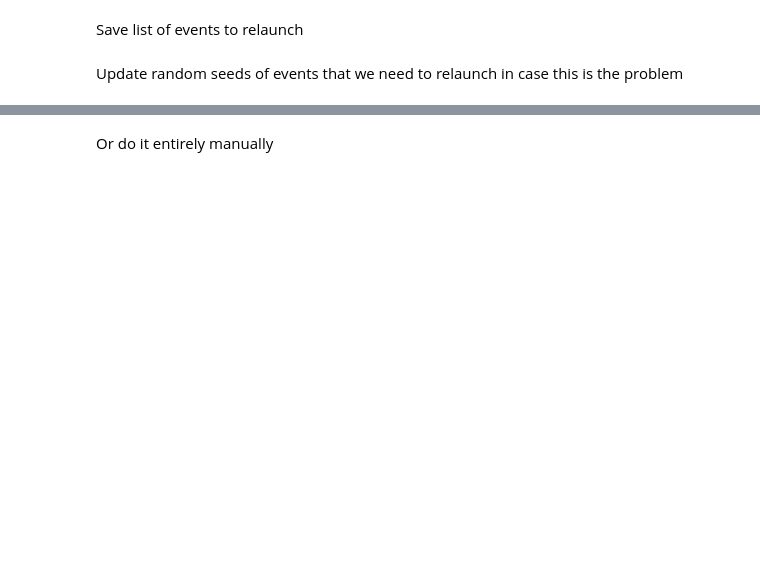
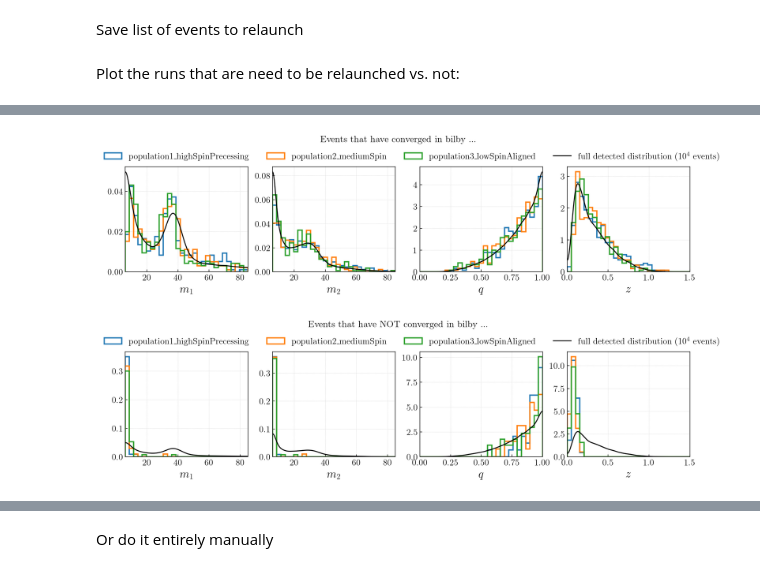
Before and after one commit to simonajmiller/measuring-bbh-component-spin, a Jupyter notebook: Data/IndividualInferenceOutput/inspect_results/inspect_results.ipynb, the cells around one changed output, grey strips where cells are left out. Saved outputs shown, nothing was run; the diff lists cells and outputs as text; code cells hidden in the pictures; blank space fills up the shorter version.

```diff
--- a/Data/IndividualInferenceOutput/inspect_results/inspect_results.ipynb
+++ b/Data/IndividualInferenceOutput/inspect_results/inspect_results.ipynb
@@ -317,7 +317,7 @@ for pop in pop_names:
     mtotals = m1s + m2s
     mchirp = chirpmass(m1s, m2s)
 
-    cut = 30
+    cut = 10
 
     print(pop)
     print(f'no. events with m1 > {cut}:', sum(m1s >= cut))
@@ -561,11 +690,76 @@ Second, look at injected parameters of jobs that don't finish:
 # %% [markdown]
 Save list of events to relaunch
 # %%
-# to_relaunch_dict = {pop:np.concatenate([finished_jobs_to_redo[pop], joblists_missing[pop]]).tolist() for pop in pop_names}
+to_relaunch_dict = {pop:np.concatenate([finished_jobs_to_redo[pop], joblists_missing[pop]]).tolist() for pop in pop_names}
 
 # date = '071323'
 # to_inject_dict_fname = f'../../../Code/IndividualInference/to_inject_dict_{date}.json'
 # with open(to_inject_dict_fname, "w") as f:
 #     json.dump(to_relaunch_dict, f)
+
+# fname = f'../../../Data/PopulationInferenceInput/to_ignore.json'
+# with open(fname, "w") as f:
+#     json.dump(to_relaunch_dict, f)
-# %% [markdown]
-Update random seeds of events that we need to relaunch in case this is the problem
+# %% [markdown]
+Plot the runs that are need to be relaunched vs. not:
+# %%
+# Generate params for the runs
+converged_dict = {}
+for pop in pop_names:
+
+    jobs_all = joblists_all[pop]
+    jobs_to_relaunch = to_relaunch_dict[pop]
+    converged = [j for j in jobs_all if j not in jobs_to_relaunch]
+    converged_dict[pop] = converged
+
+    print(pop)
+    print('converged:', len(converged))
+    print('not converged:',len(jobs_to_relaunch))
+    print('')
+
+params_dict_done = calculate_params_dict(converged_dict)
+params_dict_to_relaunch = calculate_params_dict(to_relaunch_dict)
+
+# Make plots
+labels = [r'$\mathrm{\textsc{HighSpinPrecessing}}$', r'$\mathrm{\textsc{MediumSpin}}$', r'$\mathrm{\textsc{LowSpinAligned}}$']
+
+for params_dict, ttl in zip([params_dict_done, params_dict_to_relaunch],
+                              ['converged', 'NOT converged']):
+    fig, axes = plt.subplots(nrows=1, ncols=4, figsize=(16,3))
+
+    for pop in pop_names:
+
+        axes[0].hist(params_dict[pop]['m1'], density=True, bins=np.linspace(6, 85, nbins), histtype='step', lw=2, label=pop)
+
+        axes[1].hist(params_dict[pop]['m2'], density=True, bins=np.linspace(6, 85, nbins), histtype='step', lw=2)
+
+        axes[2].hist(params_dict[pop]['q'], density=True, bins=np.linspace(0, 1, nbins), histtype='step', lw=2)
+
+        axes[3].hist(params_dict[pop]['z'], density=True, bins=np.linspace(0, 1.5, nbins), histtype='step', lw=2)
+
+
+    axes[0].plot(m1_grid, kde_dict['m1'], color='k', label=r'full detected distribution ($10^4$ events)')
+    axes[1].plot(m2_grid, kde_dict['m2'], color='k')
+    axes[2].plot(q_grid, kde_dict['q'], color='k')
+    axes[3].plot(z_grid, kde_dict['z'], color='k')
+
+    axes[0].legend(bbox_to_anchor=(-0.2, 1.02, 1., .102), loc='lower left',
+                          ncol=4,  borderaxespad=0.)
+
+    axes[0].set_xlim(6,85)
+    axes[1].set_xlim(6,85)
+    axes[2].set_xlim(0,1)
+    axes[3].set_xlim(0, 1.5)
+
+    axes[0].set_xlabel(r'$m_1$')
+    axes[1].set_xlabel(r'$m_2$')
+    axes[2].set_xlabel(r'$q$')
+    axes[3].set_xlabel(r'$z$')
+
+    plt.suptitle(f'Events that have {ttl} in bilby ...', y=1.11, fontsize=15)
+
+    for ax in axes:
+        ax.grid(ls=':', color='silver', lw=0.5)
+
+    plt.show()
+# %% [output]
@@ -571,0 +777,2 @@ Update random seeds of events that we need to relaunch in case this is the probl
+[figure, added]
+[figure, added]
```
Also changed, not shown: parts of 15 cells of this notebook, 1 other file.
